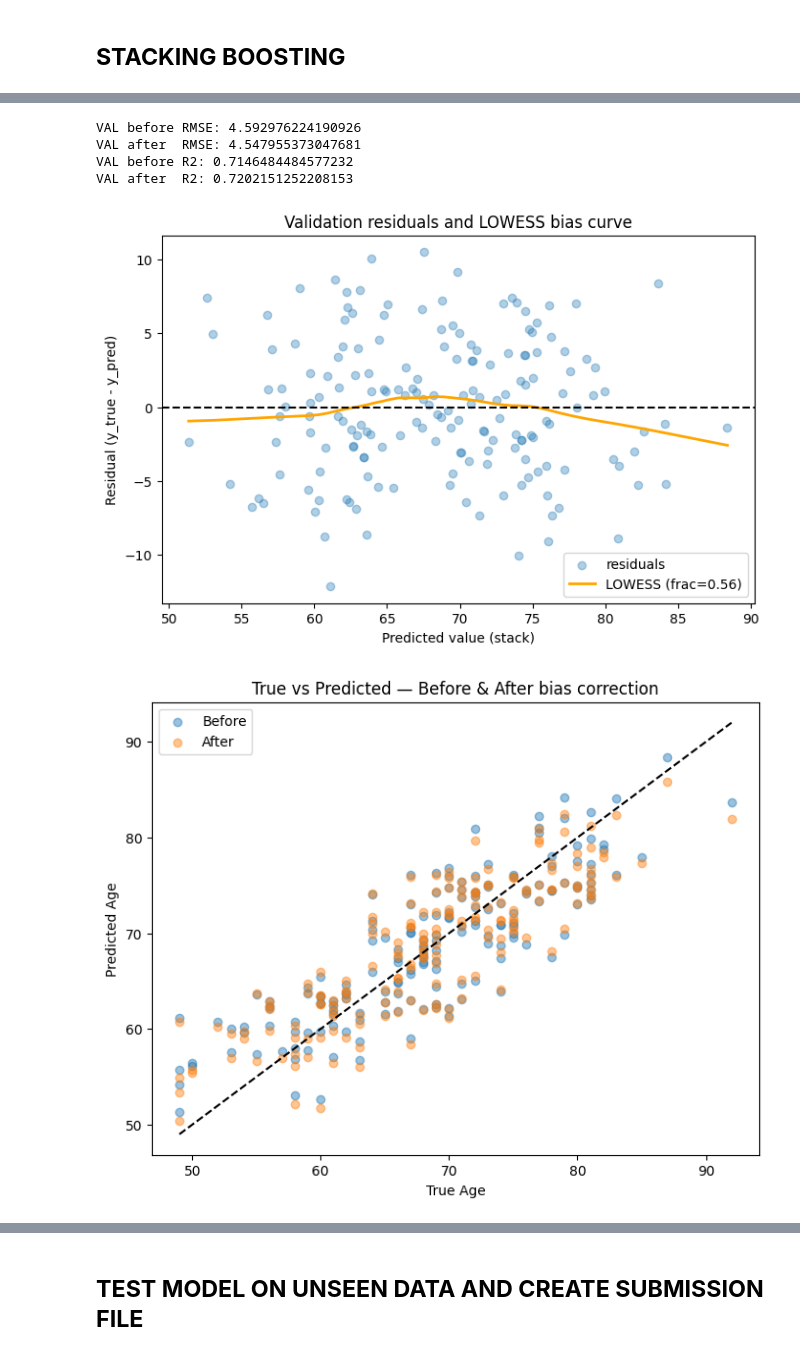
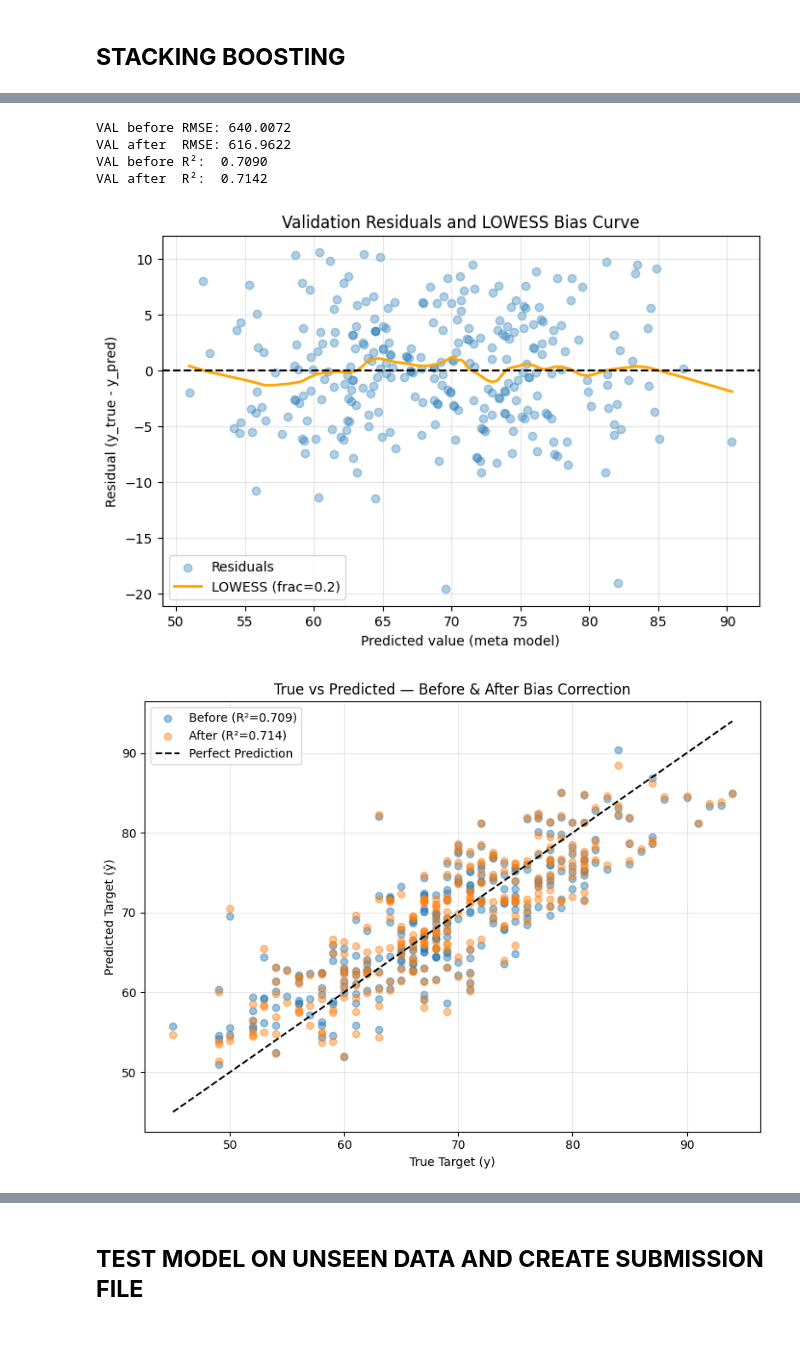
Before and after one commit to lambione/ETH-KAGGLE-COMPETITIONS-AML, a Jupyter notebook: PROJECT_1/mri_detection.ipynb, the cells around one changed output, grey strips where cells are left out. Saved outputs shown, nothing was run; the diff lists cells and outputs as text; code cells hidden in the pictures.

Commit message:
FINALLY WE MANAGED TO DO AN IMPROVEMENT, 72.30% on leaderboard LETSSSGOOO, NEW WAY TO STACK, LETS TWEAK THIS FEATURES

```diff
--- a/PROJECT_1/mri_detection.ipynb
+++ b/PROJECT_1/mri_detection.ipynb
@@ -370,7 +370,7 @@ else:
 corr_with_age = X_imp_train.apply(lambda x: np.corrcoef(x, y_age)[0, 1])
 corr_sorted = corr_with_age.sort_values()
 
-top_features_negative = corr_sorted.index[:40]
+top_features_negative = corr_sorted.index[:32]
 
 # bins = [0, 45, 50, 55, 60, 65, 70, 75, 80, np.inf]
 # labels = ['≤45', '46–50', '51–55', '56–60', '61–65', '66–70', '71–75', '76–80', '>80']
@@ -417,7 +417,7 @@ else:
 corr_with_age = X_imp_train.apply(lambda x: np.corrcoef(x, y_age)[0, 1])
 corr_sorted = corr_with_age.sort_values(ascending=False)
 
-top_features_positive = corr_sorted.index[:40]
+top_features_positive = corr_sorted.index[:32]
 
 # Define age bins
 # bins = [0, 45, 50, 55, 60, 65, 70, 75, 80, np.inf]
@@ -801,53 +846,63 @@ plt.show()
 # %%
 import numpy as np
 import matplotlib.pyplot as plt
 import statsmodels.api as sm
 from sklearn.metrics import mean_squared_error, r2_score
+from scipy.interpolate import interp1d
 
-y_pred_val = y_pred_stack
+y_val = y_val_more
+y_pred_val = meta_pred_val
+
 residuals = y_val - y_pred_val
 
 lowess = sm.nonparametric.lowess
-frac = 0.56
+frac = 0.2
 lowess_fit = lowess(residuals, y_pred_val, frac=frac, return_sorted=True)
 
-from scipy.interpolate import interp1d
 xs = lowess_fit[:, 0]
 ys = lowess_fit[:, 1]
 bias_func = interp1d(xs, ys, bounds_error=False, fill_value=(ys[0], ys[-1]))
 
 bias_corr_val = bias_func(y_pred_val)
 y_pred_val_corrected = y_pred_val + bias_corr_val
 
-print("VAL before RMSE:", mean_squared_error(y_val, y_pred_val) ** 0.5)
-print("VAL after  RMSE:", mean_squared_error(y_val, y_pred_val_corrected) ** 0.5)
-print("VAL before R2:", r2_score(y_val, y_pred_val))
-print("VAL after  R2:", r2_score(y_val, y_pred_val_corrected))
+rmse_before = mean_squared_error(y_val, y_pred_val) ** 2
+rmse_after  = mean_squared_error(y_val, y_pred_val_corrected) ** 2
+r2_before   = r2_score(y_val, y_pred_val)
+r2_after    = r2_score(y_val, y_pred_val_corrected)
+
+print(f"VAL before RMSE: {rmse_before:.4f}")
+print(f"VAL after  RMSE: {rmse_after:.4f}")
+print(f"VAL before R²:  {r2_before:.4f}")
+print(f"VAL after  R²:  {r2_after:.4f}")
 
 plt.figure(figsize=(8,5))
-plt.scatter(y_pred_val, residuals, alpha=0.35, label='residuals')
-plt.plot(xs, ys, linewidth=2, label=f'LOWESS (frac={frac})', color='orange')
+plt.scatter(y_pred_val, residuals, alpha=0.35, label='Residuals')
+plt.plot(xs, ys, linewidth=2, color='orange', label=f'LOWESS (frac={frac})')
 plt.axhline(0, linestyle='--', color='k')
-plt.xlabel('Predicted value (stack)')
+plt.xlabel('Predicted value (meta model)')
 plt.ylabel('Residual (y_true - y_pred)')
-plt.title('Validation residuals and LOWESS bias curve')
+plt.title('Validation Residuals and LOWESS Bias Curve')
 plt.legend()
+plt.grid(alpha=0.3)
 plt.show()
 
 plt.figure(figsize=(8,6))
-plt.scatter(y_val, y_pred_val, alpha=0.45, label='Before')
-plt.scatter(y_val, y_pred_val_corrected, alpha=0.45, label='After')
-plt.plot([y_val.min(), y_val.max()], [y_val.min(), y_val.max()], 'k--')
+plt.scatter(y_val, y_pred_val, alpha=0.45, label=f'Before (R²={r2_before:.3f})')
+plt.scatter(y_val, y_pred_val_corrected, alpha=0.45, label=f'After (R²={r2_after:.3f})')
+plt.plot([y_val.min(), y_val.max()], [y_val.min(), y_val.max()], 'k--', label='Perfect Prediction')
+plt.xlabel('True Target (y)')
+plt.ylabel('Predicted Target (ŷ)')
+plt.title('True vs Predicted — Before & After Bias Correction')
 plt.legend()
-plt.xlabel('True Age')
-plt.ylabel('Predicted Age')
-plt.title('True vs Predicted — Before & After bias correction')
+plt.grid(alpha=0.3)
+plt.tight_layout()
 plt.show()
 # %% [output]
-VAL before RMSE: 4.592976224190926
-VAL after  RMSE: 4.547955373047681
-VAL before R2: 0.7146484484577232
-VAL after  R2: 0.7202151252208153
+VAL before RMSE: 640.0072
+VAL after  RMSE: 616.9622
+VAL before R²:  0.7090
+VAL after  R²:  0.7142
-[figure, old version]
+[figure, new version]
-[figure, old version]
+[figure, new version]
 # %%
```
Also changed, not shown: parts of 8 cells of this notebook.
